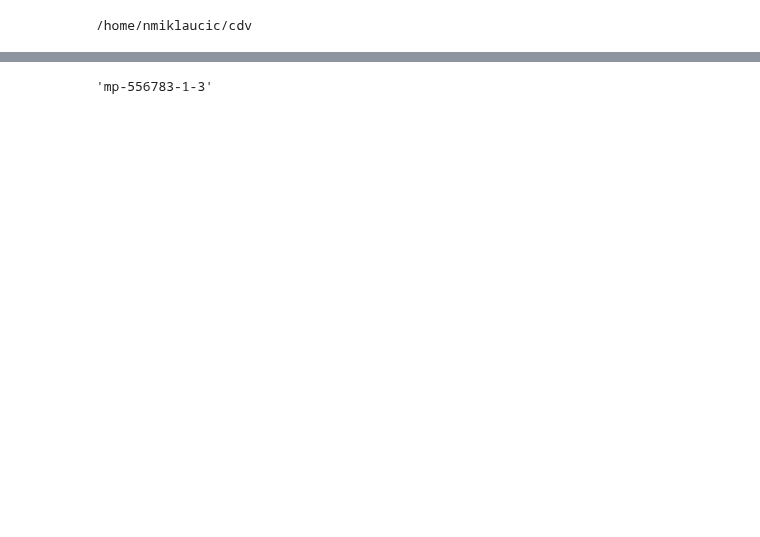
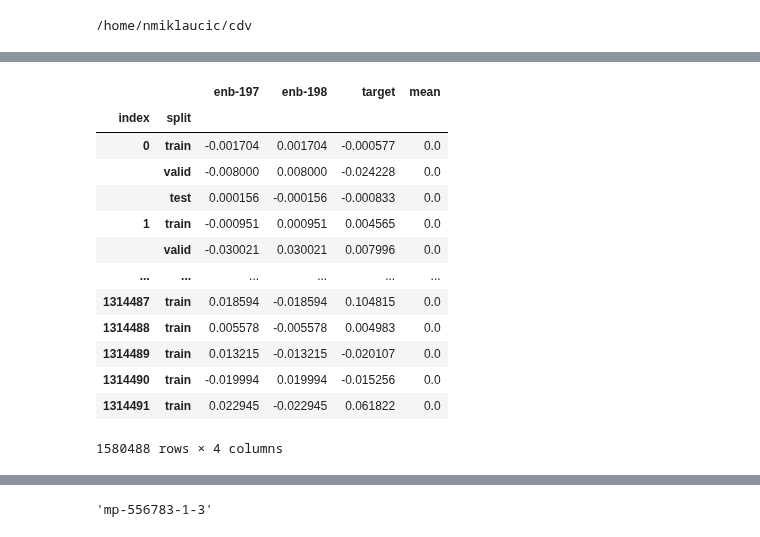
Before and after one commit to nicholas-miklaucic/facet, a Jupyter notebook: notebooks/figures.ipynb, the cells around one changed output, grey strips where cells are left out. Cells and saved outputs as stored; diff of their text form; code cells hidden in the pictures; blank space fills up the shorter version.

```diff
--- a/notebooks/figures.ipynb
+++ b/notebooks/figures.ipynb
@@ -30,0 +35,5 @@ df.shape
+# %%
+pivoted = df.pivot_table(index=['index', 'split'], columns='model', values=['prediction', 'target'], observed=False)
+pivoted.columns = models + ['target'] + ['target2'] * (len(models) - 1)
+pivoted.drop(columns=['target2'], inplace=True)
+pivoted
@@ -30,0 +55,19 @@ df.shape
+# %%
+pivoted['mean'] = pivoted[models].mean(axis=1)
+# %%
+(pivoted - pivoted[['mean']].values)
+# %% [output]
+|  |  | enb-197 | enb-198 | target | mean |
+| index | split |  |  |  |  |
+| 0 | train | -0.001704 | 0.001704 | -0.000577 | 0.0 |
+|  | valid | -0.008000 | 0.008000 | -0.024228 | 0.0 |
+|  | test | 0.000156 | -0.000156 | -0.000833 | 0.0 |
+| 1 | train | -0.000951 | 0.000951 | 0.004565 | 0.0 |
+|  | valid | -0.030021 | 0.030021 | 0.007996 | 0.0 |
+| ... | ... | ... | ... | ... | ... |
+| 1314487 | train | 0.018594 | -0.018594 | 0.104815 | 0.0 |
+| 1314488 | train | 0.005578 | -0.005578 | 0.004983 | 0.0 |
+| 1314489 | train | 0.013215 | -0.013215 | -0.020107 | 0.0 |
+| 1314490 | train | -0.019994 | 0.019994 | -0.015256 | 0.0 |
+| 1314491 | train | 0.022945 | -0.022945 | 0.061822 | 0.0 |
+1580488 rows × 4 columns
```
Also changed, not shown: parts of 9 cells of this notebook, 2 other files.
